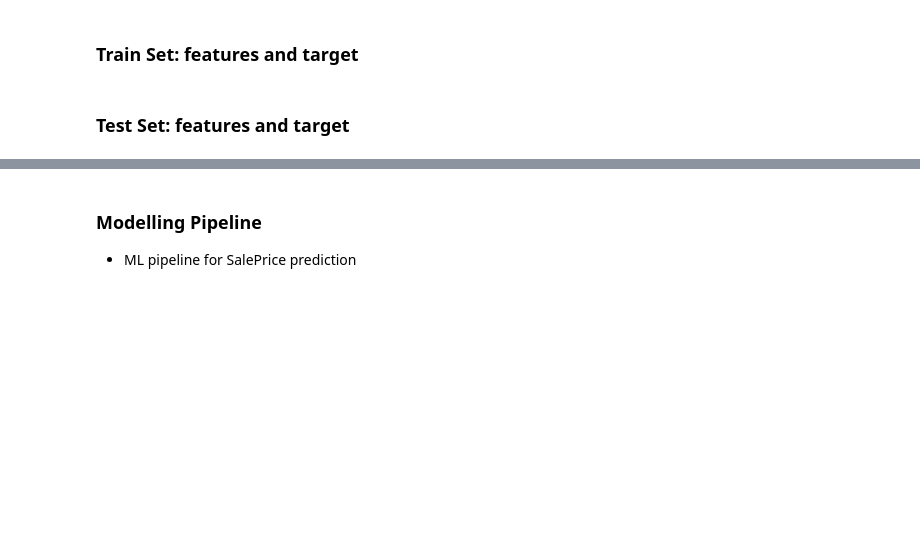
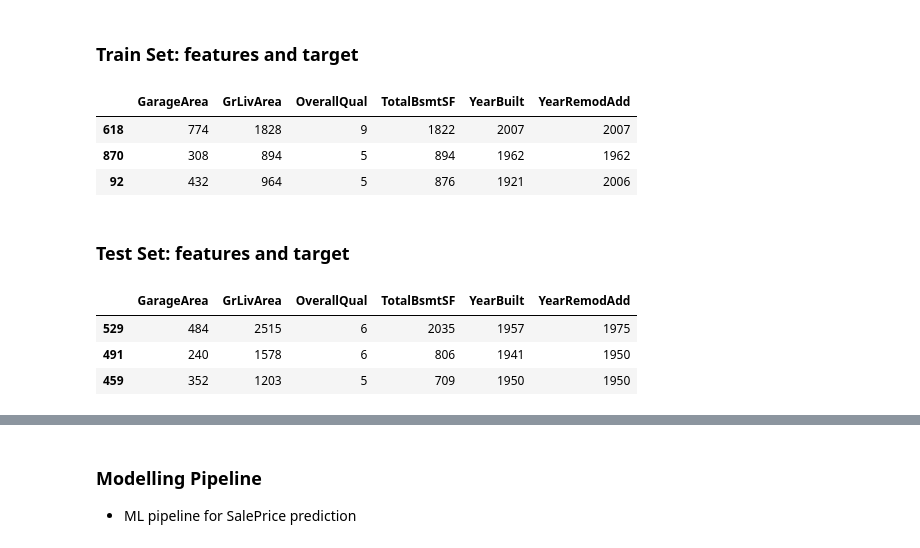
Before and after one commit to SamMartin92/milestone-project-heritage-housing-issues, a Jupyter notebook: jupyter_notebooks/5.PredictSalePrice.ipynb, the cells around one changed output, grey strips where cells are left out. Cells and saved outputs as stored; diff of their text form; code cells hidden in the pictures; blank space fills up the shorter version.

```diff
--- a/jupyter_notebooks/5.PredictSalePrice.ipynb
+++ b/jupyter_notebooks/5.PredictSalePrice.ipynb
@@ -716,5 +826,10 @@ file_path = f"outputs/ml_pipeline/predict_saleprice/{version}"
 # %% [markdown]
 ### Train Set: features and target
 # %%
-# X_train.head(3)
+X_train.head(3)
+# %% [output]
+|  | GarageArea | GrLivArea | OverallQual | TotalBsmtSF | YearBuilt | YearRemodAdd |
+| 618 | 774 | 1828 | 9 | 1822 | 2007 | 2007 |
+| 870 | 308 | 894 | 5 | 894 | 1962 | 1962 |
+| 92 | 432 | 964 | 5 | 876 | 1921 | 2006 |
 # %%
@@ -722,5 +837,10 @@ file_path = f"outputs/ml_pipeline/predict_saleprice/{version}"
 # %% [markdown]
 ### Test Set: features and target
 # %%
-# X_test.head(3)
+X_test.head(3)
+# %% [output]
+|  | GarageArea | GrLivArea | OverallQual | TotalBsmtSF | YearBuilt | YearRemodAdd |
+| 529 | 484 | 2515 | 6 | 2035 | 1957 | 1975 |
+| 491 | 240 | 1578 | 6 | 806 | 1941 | 1950 |
+| 459 | 352 | 1203 | 5 | 709 | 1950 | 1950 |
 # %%
```
Also changed, not shown: parts of 29 cells of this notebook, 6 other files.
